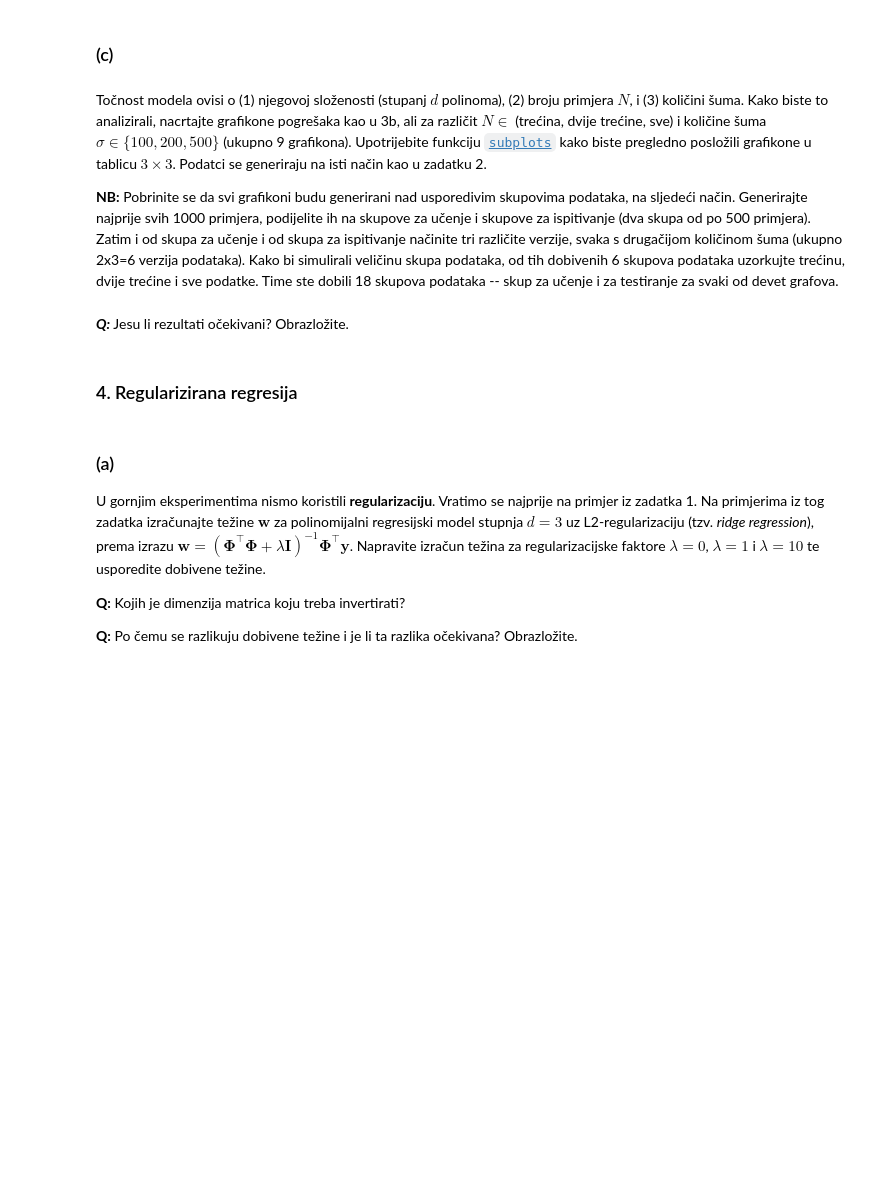
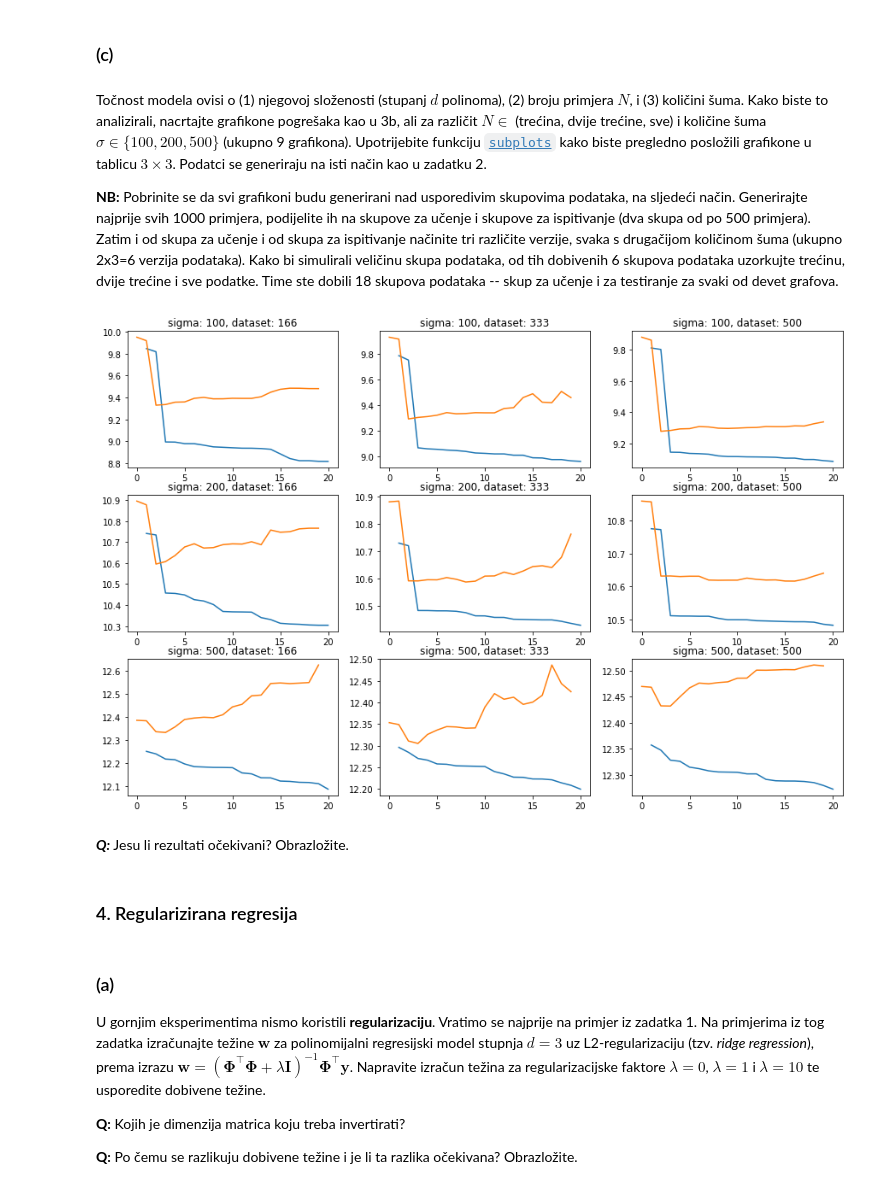
Before and after one commit to sskender/machine-learning-1, a Jupyter notebook: L03-L04-Regression/SU1-2021-03-04-Regresija.ipynb, the cells around one changed output. Saved outputs shown, nothing was run; the diff lists cells and outputs as text; code cells hidden in the pictures; blank space fills up the shorter version.

```diff
--- a/L03-L04-Regression/SU1-2021-03-04-Regresija.ipynb
+++ b/L03-L04-Regression/SU1-2021-03-04-Regresija.ipynb
@@ -358,3 +344,78 @@ sigma_noise_list = [100, 200, 500]
+# %%
+N = 1000
+N_split_list = [1/3, 2/3, 1]
+degrees_list = [i for i in range(1, 21)]
+sigma_noise_list = [100, 200, 500]
+x1 = -5
+x2 = 5
+
+# create X
+X_3c = make_instances(x1, x2, N)
+assert(size(X_3c) == 1000)
+
+# split train and test X
+X_train, X_test = train_test_split(X_3c, test_size=0.5, random_state=42)
+X_split_size = size(X_train)
+assert(size(X_train) == 500)
+assert(size(X_test) == 500)
+
+# prepare plot
+fig, axs = plt.subplots(3, 3, figsize=(15, 10))
+ax_x = 0
+ax_y = 0
+
+# try different noises
+for noise in sigma_noise_list:
+    # y train and test for every noise
+    y_train = make_labels(X_train, f, noise)
+    y_test = make_labels(X_test, f, noise)
+    assert(size(y_train) == 500)
+    assert(size(y_test) == 500)
+
+    # try different dataset sizes
+    for split in N_split_list:
+        # split X train and test list into chunks
+        n_size = int(X_split_size * split)
+        X_train_temp = X_train[:n_size]
+        X_test_temp = X_test[:n_size]
+        y_train_temp = y_train[:n_size]
+        y_test_temp = y_test[:n_size]
+        assert(size(X_train_temp) == n_size)
+        assert(size(X_test_temp) == n_size)
+        assert(size(y_train_temp) == n_size)
+        assert(size(y_test_temp) == n_size)
+
+        # calculate E for each degree
+        E_train_list = list()
+        E_test_list = list()
+
+        # different degrees
+        for d in degrees_list:
+            # polynomial function and E
+            poly = PolynomialFeatures(degree=d)
+            phi_train = poly.fit_transform(X_train_temp.reshape(-1, 1))
+            phi_test = poly.fit_transform(X_test_temp.reshape(-1, 1))
+            w_train = np.dot(linalg.pinv(phi_train), y_train_temp)
+            h_train = np.dot(phi_train, w_train)
+            h_test = np.dot(phi_test, w_train)
+            # E
+            E_train = np.log(mean_squared_error(y_train_temp, h_train))
+            E_train_list.append(E_train)
+            E_test = np.log(mean_squared_error(y_test_temp, h_test))
+            E_test_list.append(E_test)
+
+        # show plots
+        axs[ax_x, ax_y].plot(degrees_list, E_train_list, E_test_list)
+        axs[ax_x, ax_y].set_title(f"sigma: {noise}, dataset: {n_size}")
+
+        # move plot to next row
+        ax_y += 1
+
+    # move plot to next column and reset row
+    ax_x += 1
+    ax_y = 0
+# %% [output]
+[figure, added]
 # %% [markdown]
 ***Q:*** Jesu li rezultati očekivani? Obrazložite.
 # %% [markdown]
```
Also changed, not shown: parts of 4 cells of this notebook.
